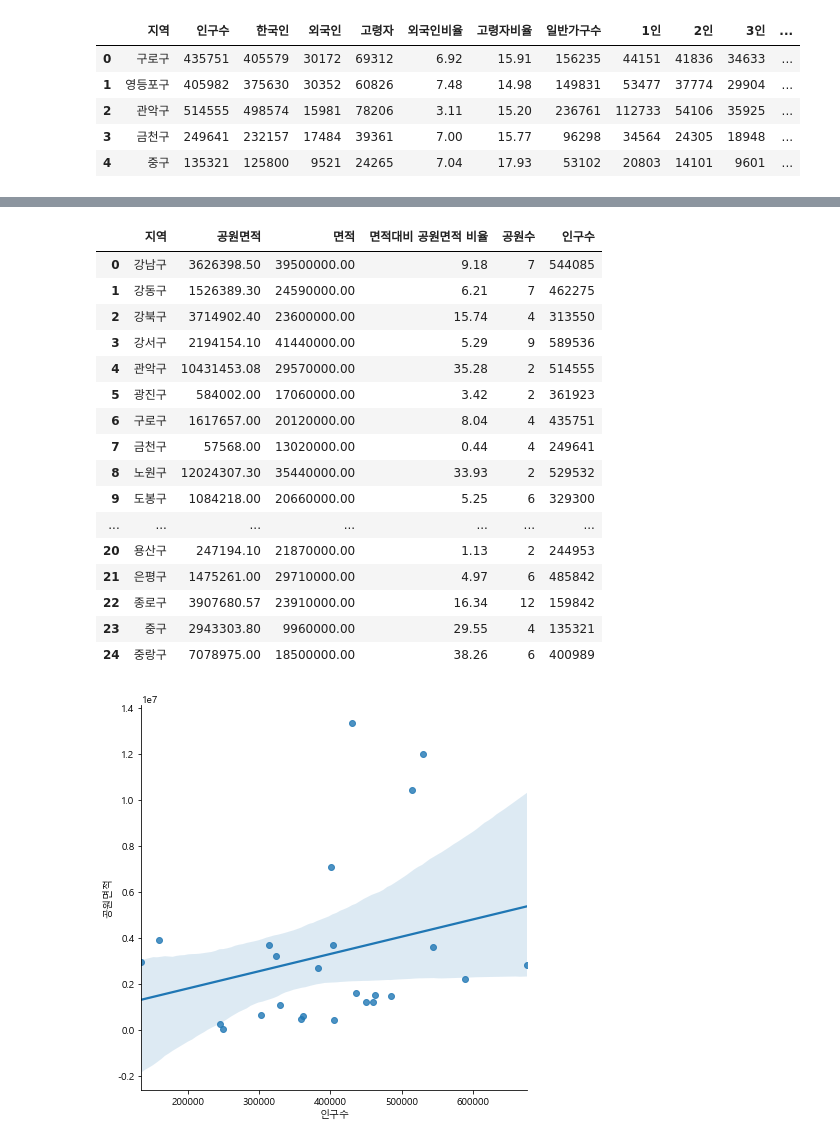
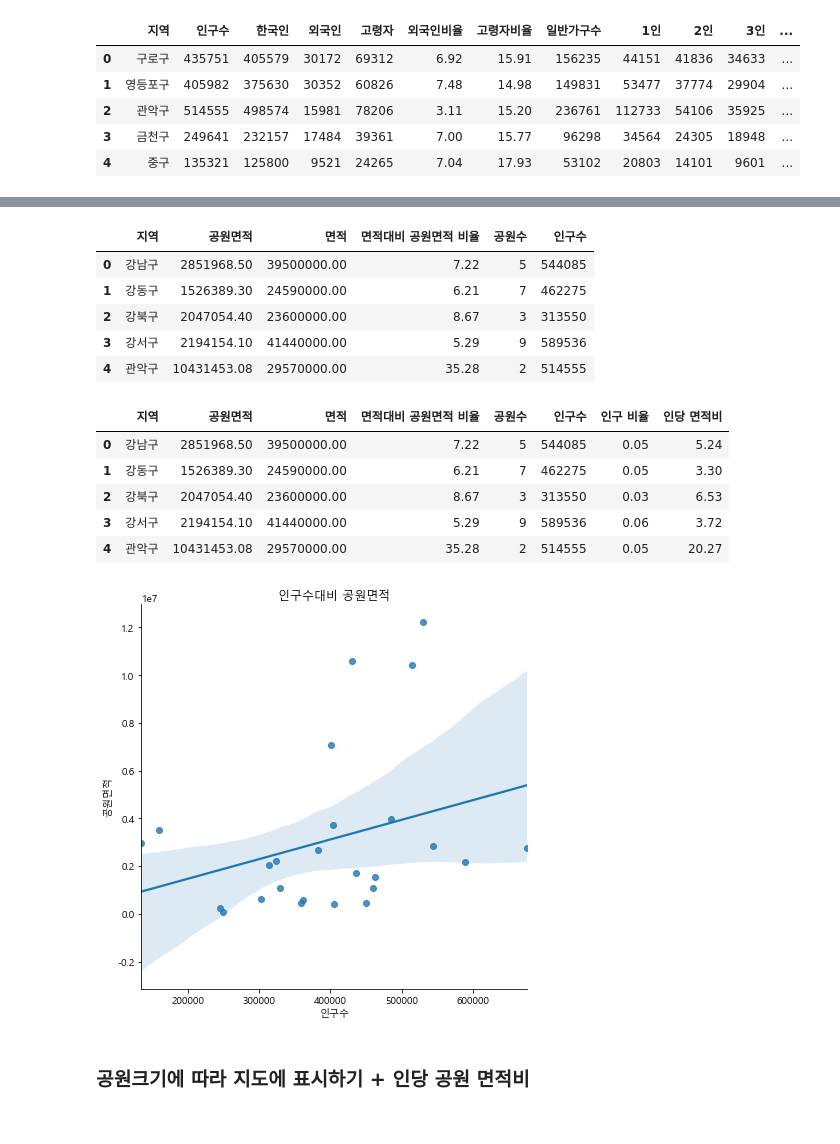
Before and after one commit to bag3671/Data-analysis, a Jupyter notebook: home/20201127.ipynb, the cells around one changed output, grey strips where cells are left out. Saved outputs shown, nothing was run; the diff lists cells and outputs as text; code cells hidden in the pictures.

```diff
--- a/home/20201127.ipynb
+++ b/home/20201127.ipynb
@@ -89,6 +91,6 @@ park_size[:5]
 # %%
 pd.options.display.float_format = '{:.2f}'.format # 지수형을 실수형으로
-park2['면적'] = park_size
-park2.tail()
+park2['면적'] = park_size2
+park2.sort_values(by='면적').tail()
 # %% [output]
 |  | 공원명 | 면적 | 지역 | 공원주소 | X좌표(WGS84) | Y좌표(WGS84) |
@@ -137,5 +192,4 @@ for i in park2.index:
 # %%
 park2['구주소'] = old_addr
+park2['lat'] = park_lat
+park2['lng'] = park_lng
-# %%
-park2.drop([131],inplace=True)
-park2.tail()
@@ -148,0 +208,7 @@ park2.tail()
+# %%
+# 3개의 면적은 딱히 구할방법이 없어 직접 넣었습니다
+nan_park_list = list(park2['공원명'][park2['면적'].isna()])
+nan_park_area_dict = {'진관근린공원(구파발폭포)':983791,'푸른수목원':103000,'서울로7017':22916.7,'문화역 서울284':2964}
+for i in nan_park_list:
+    park2['면적'][park2['공원명'] == i] = nan_park_area_dict[i]
+park2.sort_values(by='X좌표(WGS84)',ascending=False).tail()
@@ -271,29 +381,32 @@ pop[['지역','인구수']]
 # %%
 result = pd.merge(result,pop[['지역','인구수']],on='지역')
-result
+result.head()
 # %% [output]
 |  | 지역 | 공원면적 | 면적 | 면적대비 공원면적 비율 | 공원수 | 인구수 |
-| 0 | 강남구 | 3626398.50 | 39500000.00 | 9.18 | 7 | 544085 |
+| 0 | 강남구 | 2851968.50 | 39500000.00 | 7.22 | 5 | 544085 |
 | 1 | 강동구 | 1526389.30 | 24590000.00 | 6.21 | 7 | 462275 |
-| 2 | 강북구 | 3714902.40 | 23600000.00 | 15.74 | 4 | 313550 |
+| 2 | 강북구 | 2047054.40 | 23600000.00 | 8.67 | 3 | 313550 |
 | 3 | 강서구 | 2194154.10 | 41440000.00 | 5.29 | 9 | 589536 |
 | 4 | 관악구 | 10431453.08 | 29570000.00 | 35.28 | 2 | 514555 |
-| 5 | 광진구 | 584002.00 | 17060000.00 | 3.42 | 2 | 361923 |
-| 6 | 구로구 | 1617657.00 | 20120000.00 | 8.04 | 4 | 435751 |
-| 7 | 금천구 | 57568.00 | 13020000.00 | 0.44 | 4 | 249641 |
-| 8 | 노원구 | 12024307.30 | 35440000.00 | 33.93 | 2 | 529532 |
-| 9 | 도봉구 | 1084218.00 | 20660000.00 | 5.25 | 6 | 329300 |
-| ... | ... | ... | ... | ... | ... | ... |
-| 20 | 용산구 | 247194.10 | 21870000.00 | 1.13 | 2 | 244953 |
-| 21 | 은평구 | 1475261.00 | 29710000.00 | 4.97 | 6 | 485842 |
-| 22 | 종로구 | 3907680.57 | 23910000.00 | 16.34 | 12 | 159842 |
-| 23 | 중구 | 2943303.80 | 9960000.00 | 29.55 | 4 | 135321 |
-| 24 | 중랑구 | 7078975.00 | 18500000.00 | 38.26 | 6 | 400989 |
+# %%
+result['인구 비율'] = result['인구수'] / result['인구수'].sum()
+result['인당 면적비'] = result['공원면적'] / result['인구수']
+result.head()
+# %% [output]
+|  | 지역 | 공원면적 | 면적 | 면적대비 공원면적 비율 | 공원수 | 인구수 | 인구 비율 | 인당 면적비 |
+| 0 | 강남구 | 2851968.50 | 39500000.00 | 7.22 | 5 | 544085 | 0.05 | 5.24 |
+| 1 | 강동구 | 1526389.30 | 24590000.00 | 6.21 | 7 | 462275 | 0.05 | 3.30 |
+| 2 | 강북구 | 2047054.40 | 23600000.00 | 8.67 | 3 | 313550 | 0.03 | 6.53 |
+| 3 | 강서구 | 2194154.10 | 41440000.00 | 5.29 | 9 | 589536 | 0.06 | 3.72 |
+| 4 | 관악구 | 10431453.08 | 29570000.00 | 35.28 | 2 | 514555 | 0.05 | 20.27 |
 # %%
 sns.lmplot(data = result,x='인구수',y='공원면적',size=6)
+plt.title("인구수대비 공원면적")
 plt.show()
 # %% [output]
-[figure, old version]
+[figure, new version]
+# %% [markdown]
+### 공원크기에 따라 지도에 표시하기 + 인당 공원 면적비
 # %%
 geo_path = './data/02. skorea_municipalities_geo_simple.json'
 geo_str = json.load(open(geo_path, encoding='UTF-8'))
```
Also changed, not shown: parts of 47 cells of this notebook, 1 other file.
